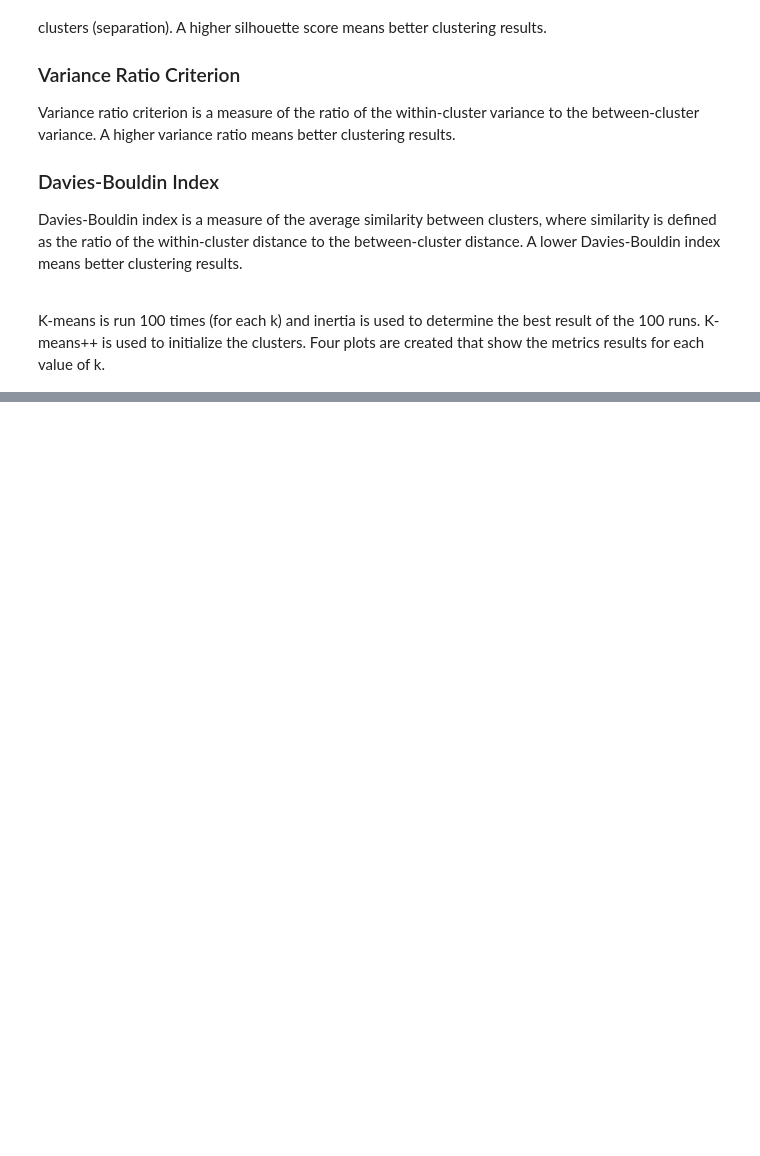
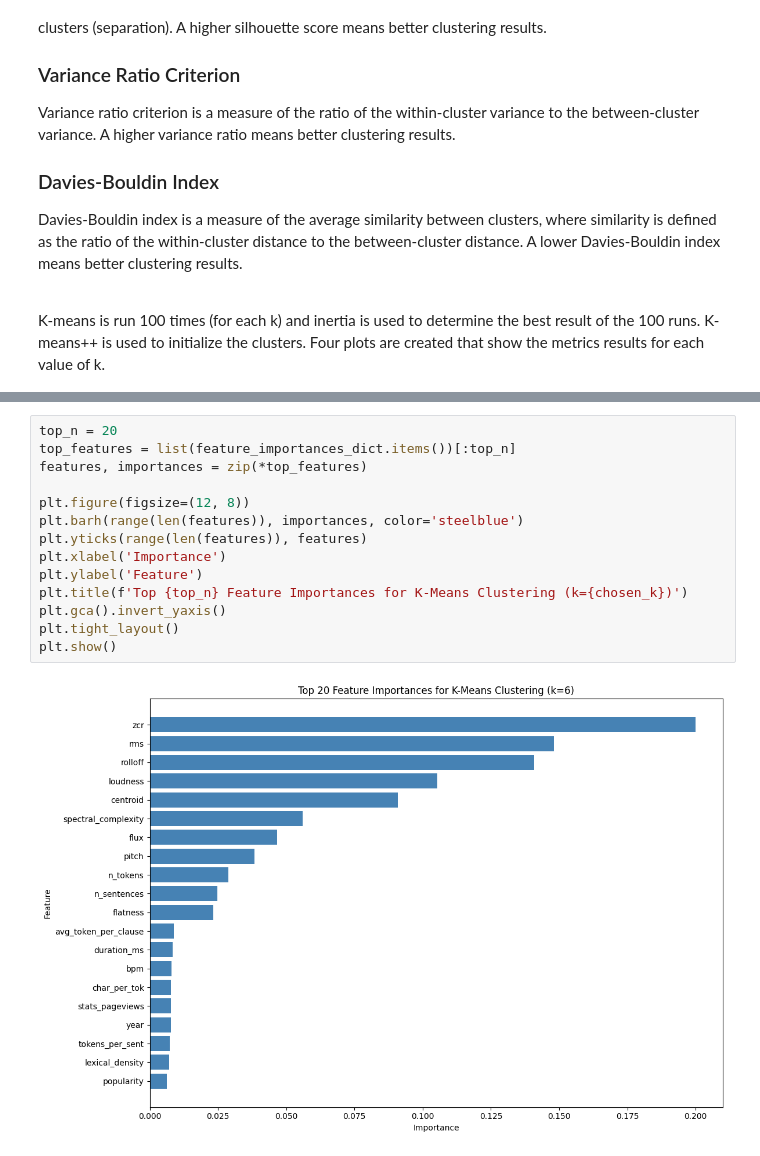
Before and after one commit to jaanisfehling/italian-rap-songs, a Jupyter notebook: clustering/kmeans.ipynb, the cells around one changed output, grey strips where cells are left out. Saved outputs shown, nothing was run; the diff lists cells and outputs as text; blank space fills up the shorter version.

```diff
--- a/clustering/kmeans.ipynb
+++ b/clustering/kmeans.ipynb
@@ -264,0 +380,16 @@ plt.show()
+# %%
+top_n = 20
+top_features = list(feature_importances_dict.items())[:top_n]
+features, importances = zip(*top_features)
+
+plt.figure(figsize=(12, 8))
+plt.barh(range(len(features)), importances, color='steelblue')
+plt.yticks(range(len(features)), features)
+plt.xlabel('Importance')
+plt.ylabel('Feature')
+plt.title(f'Top {top_n} Feature Importances for K-Means Clustering (k={chosen_k})')
+plt.gca().invert_yaxis()
+plt.tight_layout()
+plt.show()
+# %% [output]
+[figure, added]
```
Also changed, not shown: parts of 5 cells of this notebook, 1 other file.
